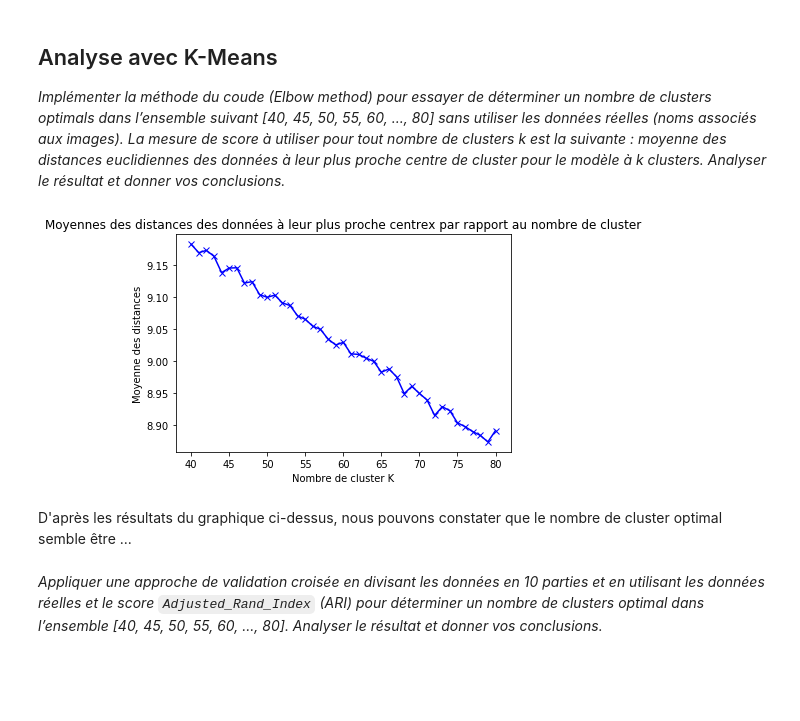
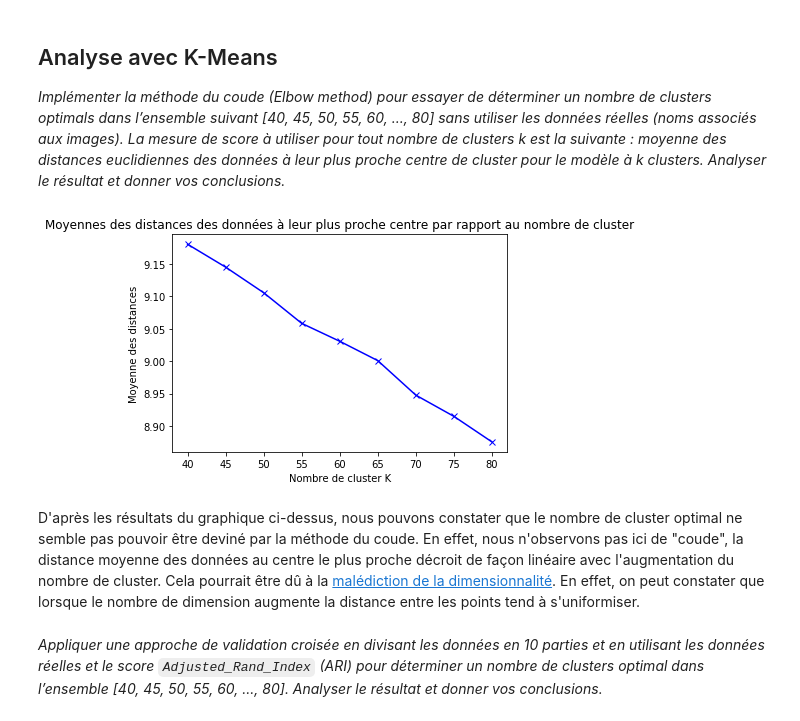
Before and after one commit to Neilero/IFT870-LFW, a Jupyter notebook: src/tp4_debut.ipynb, the cells around one changed output. Cells and saved outputs as stored; diff of their text form; code cells hidden in the pictures; blank space fills up the shorter version.

Commit message:
Question 4.a (TODO : heatmap)

```diff
--- a/src/tp4_debut.ipynb
+++ b/src/tp4_debut.ipynb
@@ -74,5 +88,9 @@ en utilisant le modèle `PCA()` de `sklearn` avec les options `whiten=True` et `
 # %%
 pca = PCA(100, whiten=True, random_state=0)
 
-pca_data = pca.fit_transform(data.drop("target", axis=1))
-data = pd.concat([pd.DataFrame(pca_data), data["target"]], axis=1)
+X = pca.fit_transform(data.drop("target", axis=1))
+y = data["target"]
+data = pd.concat([pd.DataFrame(X), y], axis=1)
+
+# show results
+data.head()
@@ -87,26 +113,30 @@ données à leur plus proche centre de cluster pour le modèle à k clusters. An
 résultat et donner vos conclusions.*
 # %%
 # https://www.geeksforgeeks.org/elbow-method-for-optimal-value-of-k-in-kmeans/
-Ks = range(40, 81)
+Ks = range(40, 81, 5)
 mean_min_dists = []
 
-for k in Ks:
-    kmean = KMeans(n_clusters=k)
-    kmean.fit(pca_data)
+for k in tqdm(Ks, desc="Computing mean of min distances to closest centroid..."):
+    kmean = KMeans(n_clusters=k, n_jobs=-1)
+    kmean.fit(X)
 
-    distances = cdist(pca_data, kmean.cluster_centers_, "euclidean")
+    distances = cdist(X, kmean.cluster_centers_, "euclidean")
     mean_min_dist = np.mean(np.min(distances, axis=1))
     mean_min_dists.append(mean_min_dist)
 
 plt.plot(Ks, mean_min_dists, 'bx-')
 plt.xlabel("Nombre de cluster K")
 plt.ylabel("Moyenne des distances")
-plt.title("Moyennes des distances des données à leur plus proche centrex par rapport au nombre de cluster")
+plt.title("Moyennes des distances des données à leur plus proche centre par rapport au nombre de cluster")
 plt.show()
 # %% [output]
-[figure, old version]
+[figure, new version]
-# %% [markdown]
-D'après les résultats du graphique ci-dessus, nous pouvons constater que le nombre de cluster optimal semble être ...
+# %% [markdown]
+D'après les résultats du graphique ci-dessus, nous pouvons constater que le nombre de cluster optimal ne semble pas
+pouvoir être deviné par la méthode du coude. En effet, nous n'observons pas ici de "coude", la distance moyenne des
+données au centre le plus proche décroit de façon linéaire avec l'augmentation du nombre de cluster. Cela pourrait être
+dû à la [malédiction de la dimensionnalité](https://fr.wikipedia.org/wiki/Fl%C3%A9au_de_la_dimension). En effet, on peut
+constater que lorsque le nombre de dimension augmente la distance entre les points tend à s'uniformiser.
 # %% [markdown]
 *Appliquer une approche de validation croisée en divisant les données en 10 parties et en
 utilisant les données réelles et le score `Adjusted_Rand_Index` (ARI) pour déterminer
```
Also changed, not shown: parts of 4 cells of this notebook, 1 other file.
